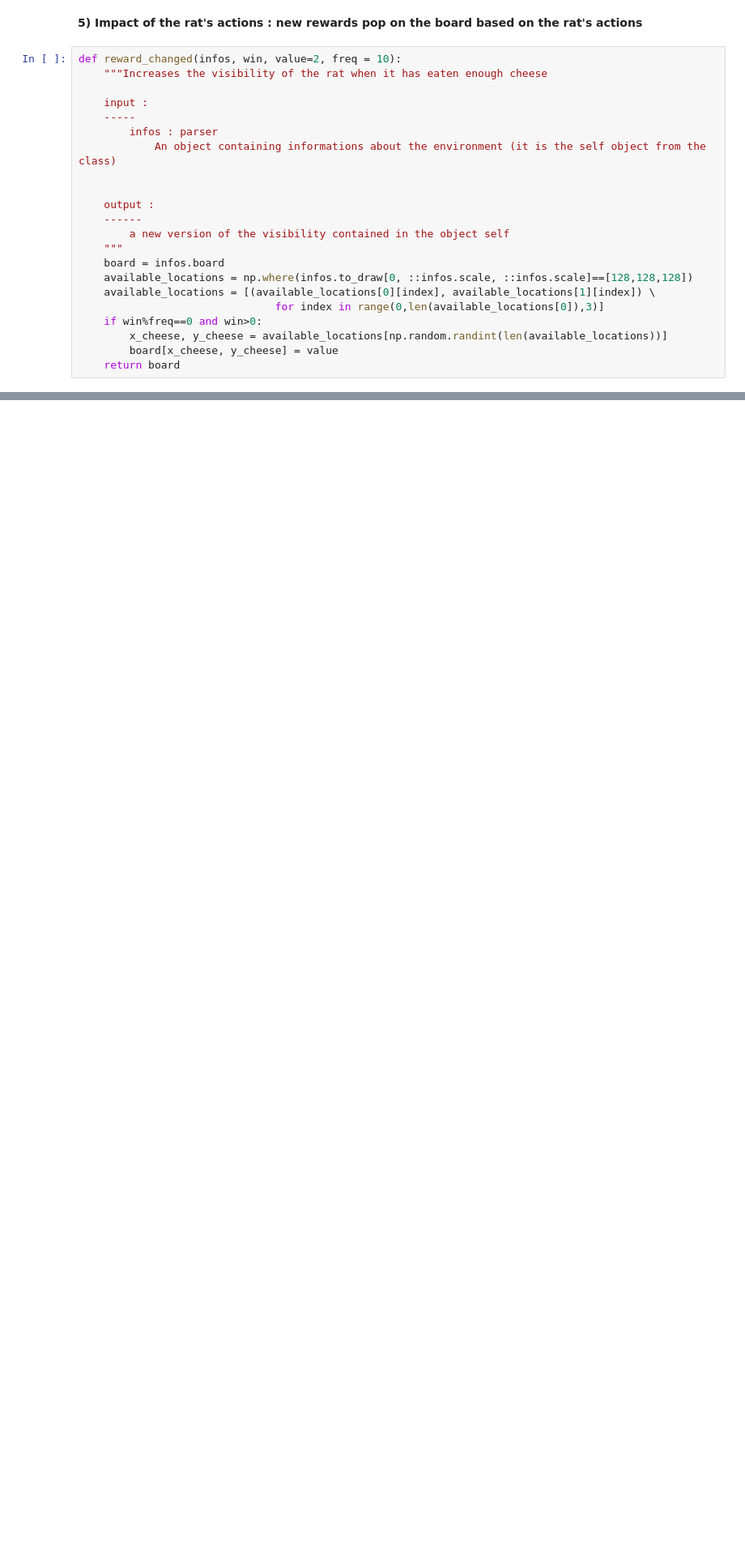
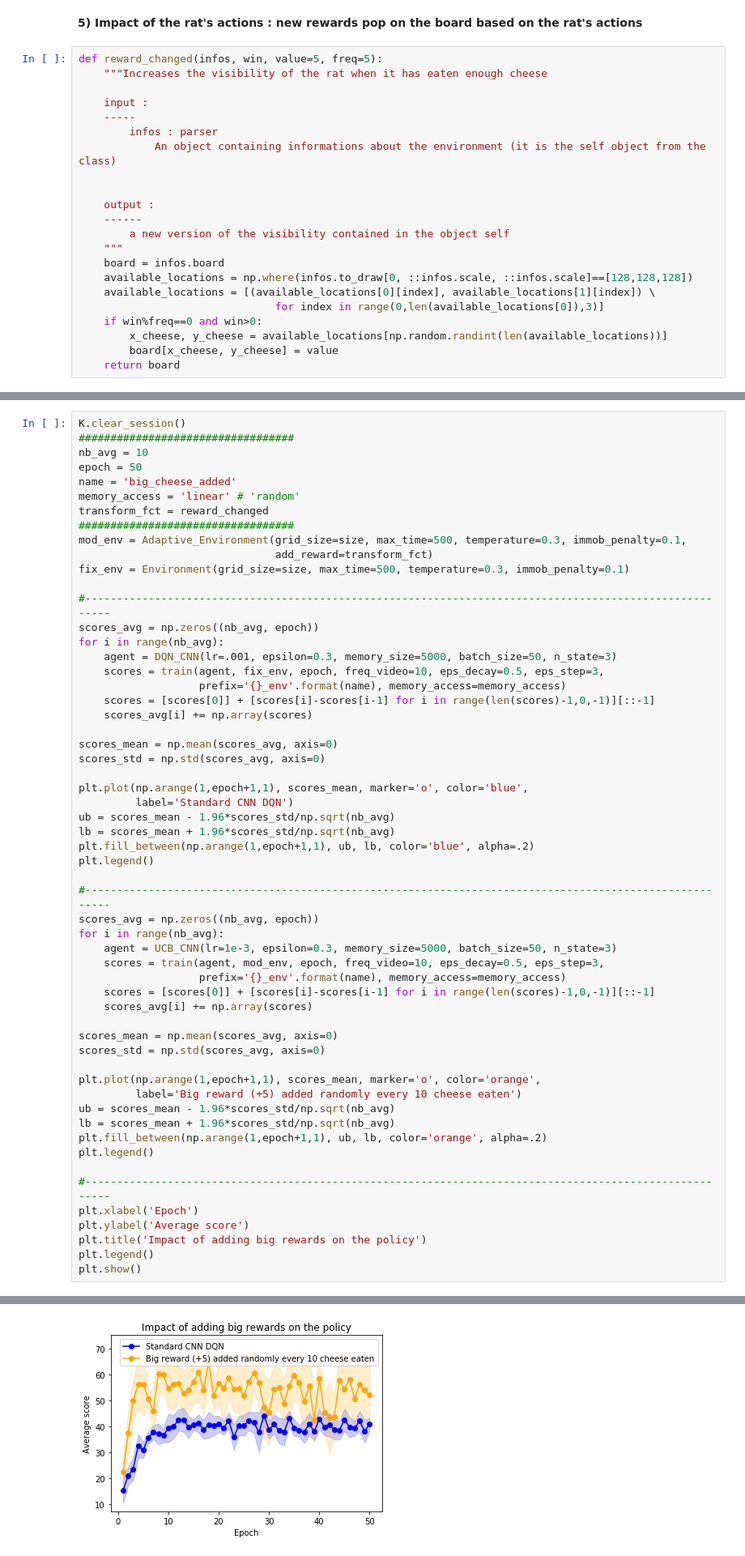
Before and after one commit to EmmanuelJhno/Reinforcement_learning, a Jupyter notebook: Project_adv_env/DQN_rat.ipynb, the cells around one changed output, grey strips where cells are left out. Shown at 81% size. Cells and saved outputs as stored; diff of their text form; blank space fills up the shorter version.

```diff
--- a/Project_adv_env/DQN_rat.ipynb
+++ b/Project_adv_env/DQN_rat.ipynb
@@ -1203,7 +1225,7 @@ Epoch 010/010 | Loss 0.0467 | Win/lose count 53.5(98.2%)/6.0(8.3%) (47.5)
 # %% [markdown]
 **5) Impact of the rat's actions : new rewards pop on the board based on the rat's actions**
 # %%
-def reward_changed(infos, win, value=2, freq = 10):
+def reward_changed(infos, win, value=5, freq=5):
     """Increases the visibility of the rat when it has eaten enough cheese
 
     input :
@@ -1248,3 +1270,61 @@ Epoch 008/010 | Loss 0.0419 | Win/lose count 50.4(91.6%)/7.0(8.9%) (43.4)
 Epoch 009/010 | Loss 0.1240 | Win/lose count 58.0(108.4%)/9.0(11.7%) (49.0)
 Epoch 010/010 | Loss 0.0567 | Win/lose count 46.0(90.2%)/7.0(9.6%) (39.0)
 [interactive output not drawn]
+# %%
+K.clear_session()
+##################################
+nb_avg = 10
+epoch = 50
+name = 'big_cheese_added'
+memory_access = 'linear' # 'random'
+transform_fct = reward_changed
+##################################
+mod_env = Adaptive_Environment(grid_size=size, max_time=500, temperature=0.3, immob_penalty=0.1,
+                               add_reward=transform_fct)
+fix_env = Environment(grid_size=size, max_time=500, temperature=0.3, immob_penalty=0.1)
+
+#--------------------------------------------------------------------------------------------------------
+scores_avg = np.zeros((nb_avg, epoch))
+for i in range(nb_avg):
+    agent = DQN_CNN(lr=.001, epsilon=0.3, memory_size=5000, batch_size=50, n_state=3)
+    scores = train(agent, fix_env, epoch, freq_video=10, eps_decay=0.5, eps_step=3,
+                   prefix='{}_env'.format(name), memory_access=memory_access)
+    scores = [scores[0]] + [scores[i]-scores[i-1] for i in range(len(scores)-1,0,-1)][::-1]
+    scores_avg[i] += np.array(scores)
+
+scores_mean = np.mean(scores_avg, axis=0)
+scores_std = np.std(scores_avg, axis=0)
+
+plt.plot(np.arange(1,epoch+1,1), scores_mean, marker='o', color='blue',
+         label='Standard CNN DQN')
+ub = scores_mean - 1.96*scores_std/np.sqrt(nb_avg)
+lb = scores_mean + 1.96*scores_std/np.sqrt(nb_avg)
+plt.fill_between(np.arange(1,epoch+1,1), ub, lb, color='blue', alpha=.2)
+plt.legend()
+
+#--------------------------------------------------------------------------------------------------------
+scores_avg = np.zeros((nb_avg, epoch))
+for i in range(nb_avg):
+    agent = UCB_CNN(lr=1e-3, epsilon=0.3, memory_size=5000, batch_size=50, n_state=3)
+    scores = train(agent, mod_env, epoch, freq_video=10, eps_decay=0.5, eps_step=3,
+                   prefix='{}_env'.format(name), memory_access=memory_access)
+    scores = [scores[0]] + [scores[i]-scores[i-1] for i in range(len(scores)-1,0,-1)][::-1]
+    scores_avg[i] += np.array(scores)
+
+scores_mean = np.mean(scores_avg, axis=0)
+scores_std = np.std(scores_avg, axis=0)
+
+plt.plot(np.arange(1,epoch+1,1), scores_mean, marker='o', color='orange',
+         label='Big reward (+5) added randomly every 10 cheese eaten')
+ub = scores_mean - 1.96*scores_std/np.sqrt(nb_avg)
+lb = scores_mean + 1.96*scores_std/np.sqrt(nb_avg)
+plt.fill_between(np.arange(1,epoch+1,1), ub, lb, color='orange', alpha=.2)
+plt.legend()
+
+#--------------------------------------------------------------------------------------------------------
+plt.xlabel('Epoch')
+plt.ylabel('Average score')
+plt.title('Impact of adding big rewards on the policy')
+plt.legend()
+plt.show()
+# %% [output]
@@ -1251,3 +1348,4 @@ Epoch 010/010 | Loss 0.0567 | Win/lose count 46.0(90.2%)/7.0(9.6%) (39.0)
+[figure, added]
 # %% [markdown]
 ### II - Probability distribution
 # %%
```
Also changed, not shown: parts of 8 cells of this notebook, 2 other files.
